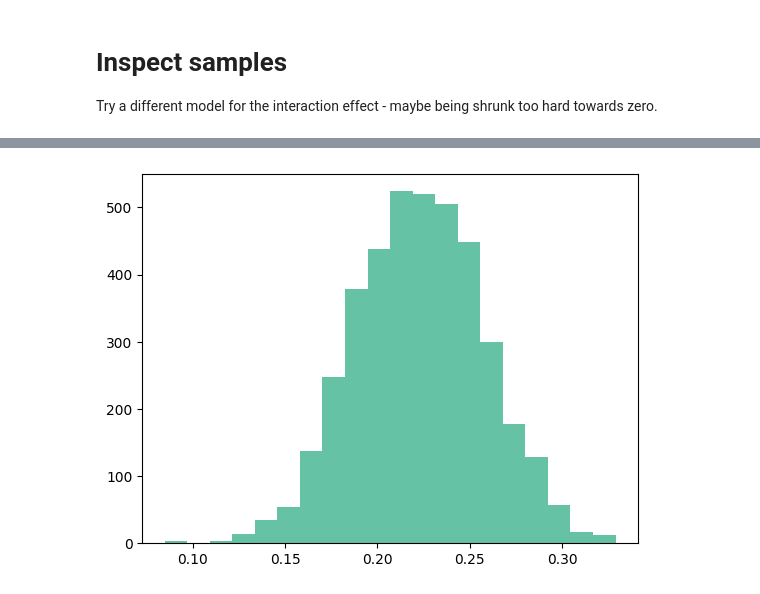
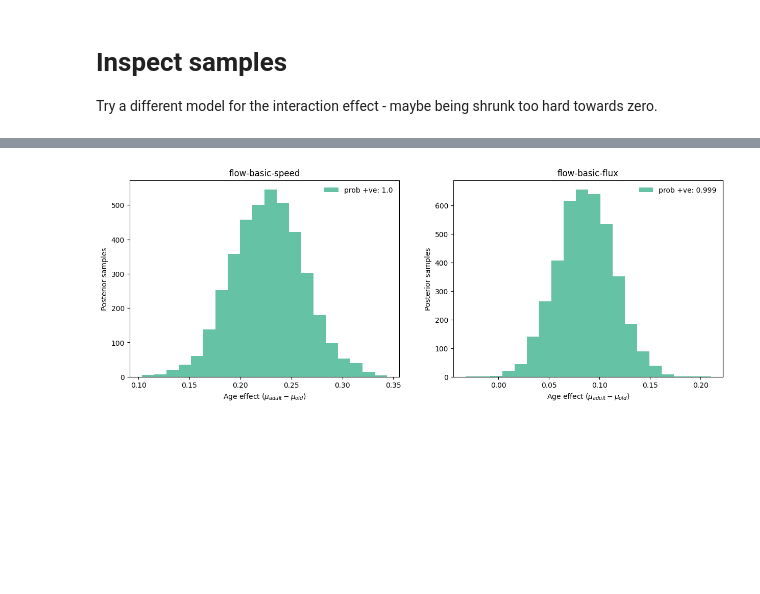
Before and after one commit to teddygroves/sphincter, a Jupyter notebook: sphincter/flow.ipynb, the cells around one changed output, grey strips where cells are left out. Cells and saved outputs as stored; diff of their text form; code cells hidden in the pictures; blank space fills up the shorter version.

```diff
--- a/sphincter/flow.ipynb
+++ b/sphincter/flow.ipynb
@@ -31,0 +40,7 @@ msts.head()
+# %%
+t = raw.dropna(subset=["speed", "flux"])
+for treatment, sub in t.groupby("vessel"):
+    plt.scatter(sub["speed"], sub["flux"], label=treatment)
+plt.legend()
+plt.semilogx()
+plt.semilogy()
@@ -137,7 +154,13 @@ msts.groupby(["vessel_type", "treatment"])["speed"].mean().unstack("vessel_type"
 | after_ablation | 6.142304 | 3.075481 | 3.956487 | 3.275713 | 2.625419 | 2.384274 | 1.608535 |
 | hyper2 | 11.612087 | 6.121866 | 8.589743 | NaN | NaN | NaN | NaN |
 # %%
-idata = az.InferenceData.from_zarr(IDATA_PATH)
+speed_comp = az.compare({k: v for k, v in idatas.items() if "speed" in k})
+flux_comp = az.compare({k: v for k, v in idatas.items() if "flux" in k})
 
-idata
+f, axes = plt.subplots(2, 1, figsize=[8, 8], sharex=True)
+for name, comp_i, ax in zip(["speed", "flux"], [speed_comp, flux_comp], axes):
+    az.plot_compare(comp_i, ax=ax);
+    ax.set(title=name)
+f.suptitle("Loo comparisons: RBC flow models")
+f.savefig(os.path.join(PLOTS_DIR, "flow-loo.png"), bbox_inches="tight")
 # %% [output]
@@ -175,3 +169,7 @@ Pareto k diagnostic values:
 # %%
-print(f"Number of diverging transitions: " +  str(idata.sample_stats.diverging.values.sum()))
+for idata_name, idata in idatas.items():
+    print(
+        f"Number of diverging transitions for inference {idata_name}: "
+        +  str(idata.sample_stats.diverging.values.sum())
+)
 # %% [output]
@@ -194,0 +200,11 @@ az.plot_forest(
+# %%
+f, ax = plt.subplots(figsize=[8, 10], sharex=True)
+az.plot_forest(
+    [idatas["flow-big-flux"], idatas["flow-big-speed"]],
+    model_names=["flux model", "speed model"],
+    ax=ax,
+    combined=True,
+    var_names=["a_vessel_type_treatment"],
+);
+ax.set(title="Vessel type:treatment interaction parameters in the flux and speed models", xlabel="Parameter value (standardised units)");
+f.savefig(os.path.join(PLOTS_DIR, f"flow-interaction-parameters.png"), bbox_inches="tight")
@@ -195,7 +213,13 @@ az.plot_forest(
 # %%
-t = idata.posterior["mu"].sel(age="adult") - idata.posterior["mu"].sel(age="old")
+f, axes = plt.subplots(1, 2, figsize=[15, 5])
 
-plt.hist(t.values.flatten(), bins=20);
+for ax, (idata_name, idata) in zip(axes, idatas.items()):
+    t = idata.posterior["mu"].sel(age="adult") - idata.posterior["mu"].sel(age="old")
+    pr = str(round((t > 0).mean().values[()], 3))
+    ax.hist(t.values.flatten(), bins=20, label=f"prob +ve: {pr}");
+    ax.set(title=idata_name, ylabel="Posterior samples", xlabel="Age effect ($\mu_{adult} - \mu_{old}$)")
+    ax.legend(frameon=False)
+f.savefig(os.path.join(PLOTS_DIR, "flow-age-effects.png"), bbox_inches="tight")
 # %% [output]
-[figure, old version]
+[figure, new version]
 # %%
```
Also changed, not shown: parts of 22 cells of this notebook, 8 other files.
